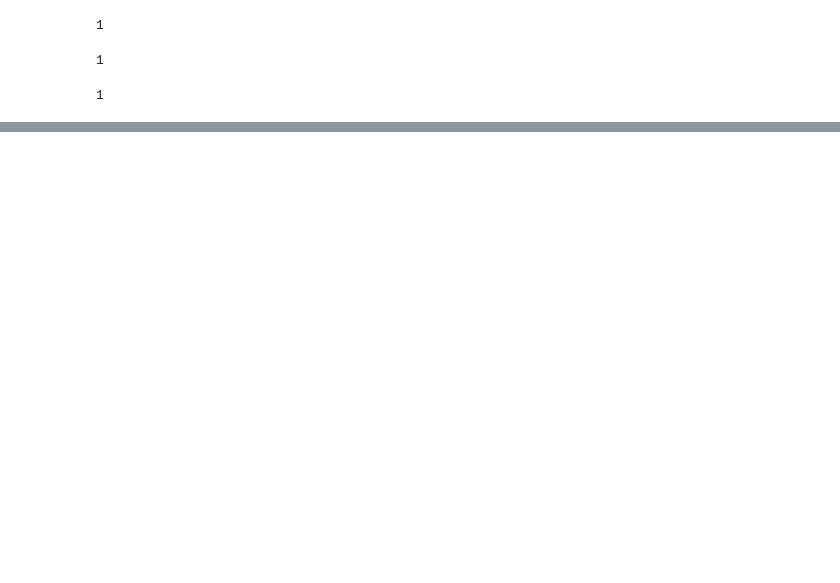
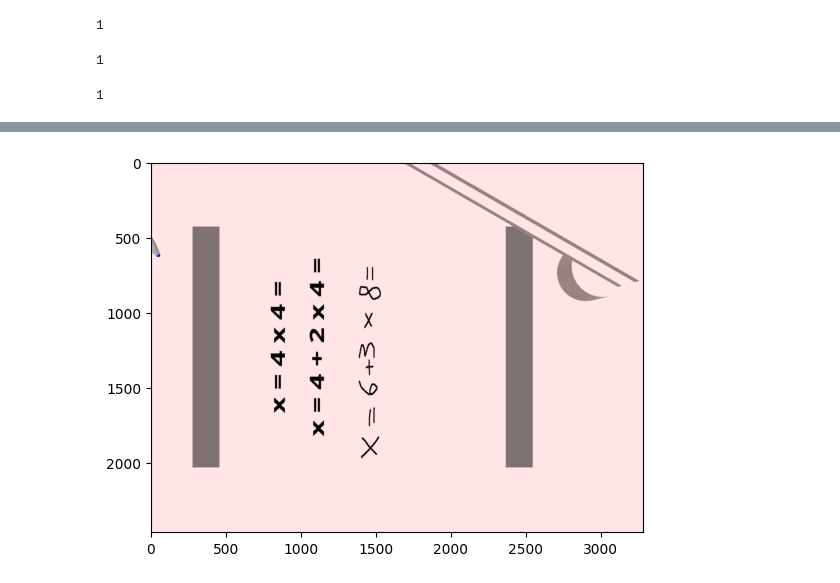
Before and after one commit to Dzen456/CalcUABlator, a Jupyter notebook: CoppeliaSim_CalcUABlator/CoppeliaSim_CalcUABlator_script.ipynb, the cells around one changed output, grey strips where cells are left out. Saved outputs shown, nothing was run; the diff lists cells and outputs as text; code cells hidden in the pictures; blank space fills up the shorter version.

```diff
--- a/CoppeliaSim_CalcUABlator/CoppeliaSim_CalcUABlator_script.ipynb
+++ b/CoppeliaSim_CalcUABlator/CoppeliaSim_CalcUABlator_script.ipynb
@@ -58,0 +94,7 @@ print(returnCode)
+# %%
+#CV library in Python can only work on BGR, GRAY or binarized images
+img_BGR = cv2.cvtColor(img, cv2.COLOR_RGB2BGR)
+plt.imshow(img_BGR)
+plt.show()
+# %% [output]
+[figure, added]
```
Also changed, not shown: parts of 14 cells of this notebook, 4 other files.
